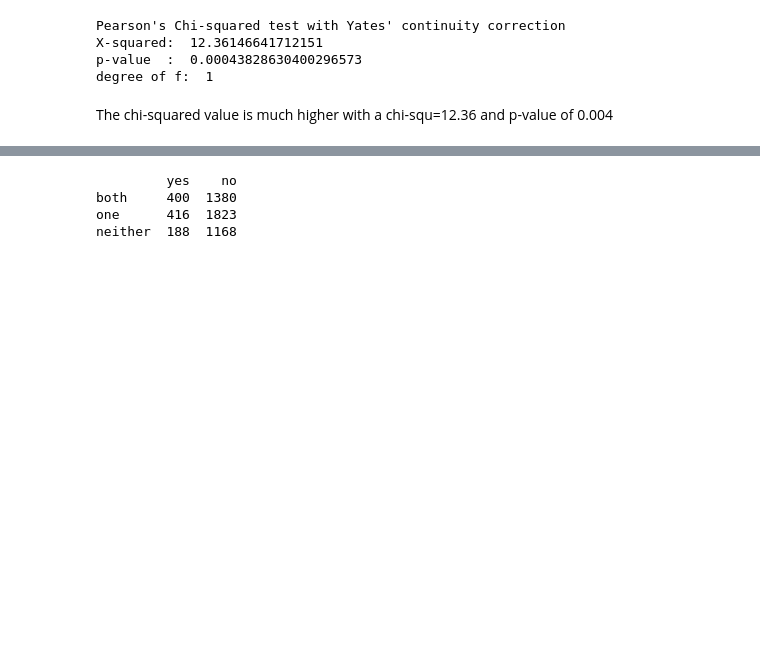
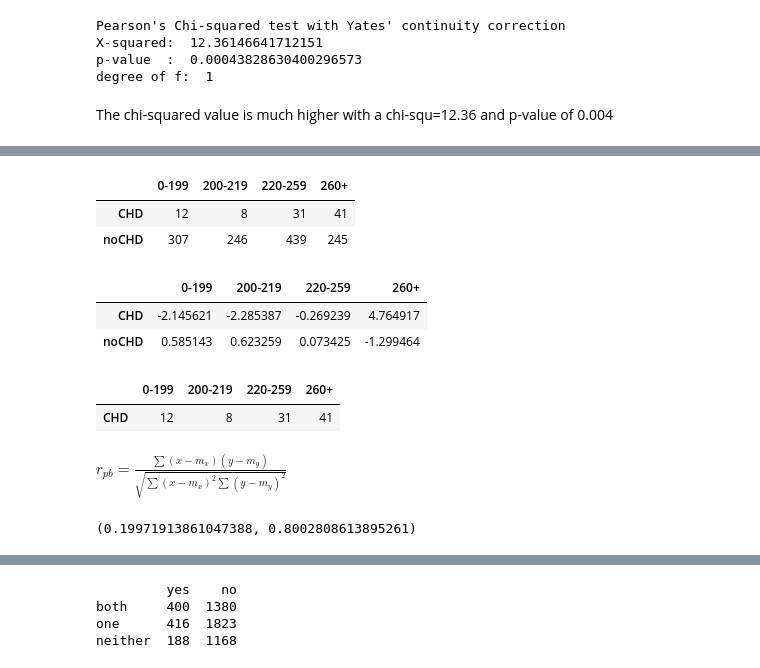
Before and after one commit to naivelogic/Machine_Learning_Notebooks, a Jupyter notebook: Data_Science/Statistical Models/[PSU] Logistic Regression.ipynb, the cells around one changed output, grey strips where cells are left out. Drawn from its saved outputs; the diff is of its cells as text; code cells hidden in the pictures; blank space fills up the shorter version.

```diff
--- a/Data_Science/Statistical Models/[PSU] Logistic Regression.ipynb
+++ b/Data_Science/Statistical Models/[PSU] Logistic Regression.ipynb
@@ -445,0 +461,24 @@ The chi-squared value is much higher with a chi-squ=12.36 and p-value of 0.004
+# %%
+heart
+# %% [output]
+|  | 0-199 | 200-219 | 220-259 | 260+ |
+| CHD | 12 | 8 | 31 | 41 |
+| noCHD | 307 | 246 | 439 | 245 |
+# %%
+heart_t.
+# %% [output]
+|  | 0-199 | 200-219 | 220-259 | 260+ |
+| CHD | -2.145621 | -2.285387 | -0.269239 | 4.764917 |
+| noCHD | 0.585143 | 0.623259 | 0.073425 | -1.299464 |
+# %%
+heart[:1].values
+# %% [output]
+|  | 0-199 | 200-219 | 220-259 | 260+ |
+| CHD | 12 | 8 | 31 | 41 |
+# %% [markdown]
+$r_{pb} = \frac{\sum (x - m_x) (y - m_y)}
+                  {\sqrt{\sum (x - m_x)^2 \sum (y - m_y)^2}}$
+# %%
+stats.pearsonr(heart[:1].values[0],heart[1:2].values[0])
+# %% [output]
+(0.19971913861047388, 0.8002808613895261)
```
Also changed, not shown: parts of 28 cells of this notebook.
